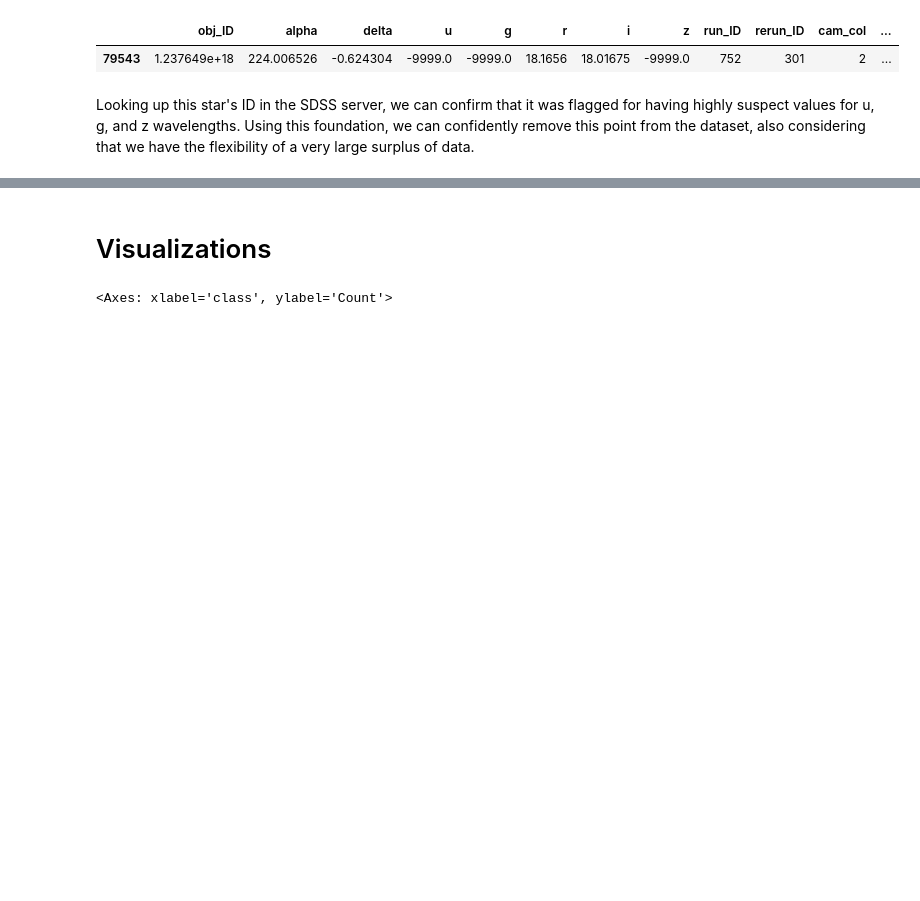
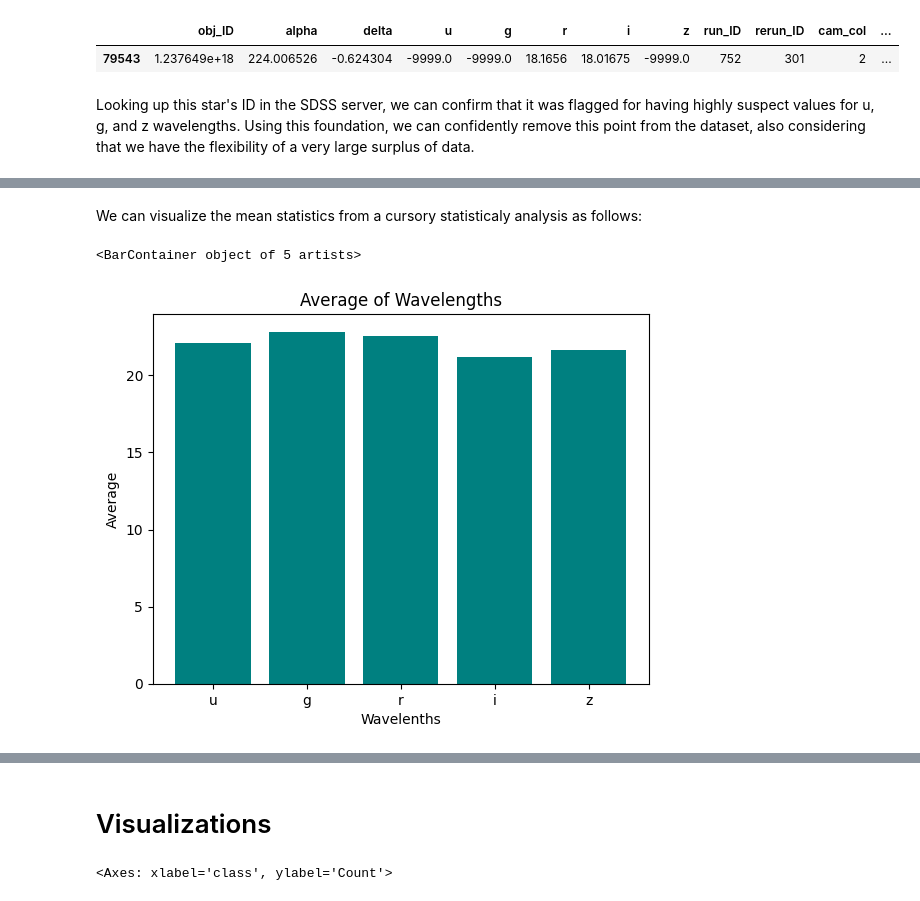
Before and after one commit to AbhaySh4r/ML-AstroSet, a Jupyter notebook: Project1_Visualizations.ipynb, the cells around one changed output, grey strips where cells are left out. Saved outputs shown, nothing was run; the diff lists cells and outputs as text; code cells hidden in the pictures; blank space fills up the shorter version.

```diff
--- a/Project1_Visualizations.ipynb
+++ b/Project1_Visualizations.ipynb
@@ -87,6 +91,18 @@ df.describe()
 | 50% | 1.237663e+18 | 180.900700 | 23.645922 | 22.179140 | 21.099930 | 20.125290 | 19.405145 | 19.004600 | 4188.000000 | 301.0 | 4.000000 | ... |
 | 75% | 1.237668e+18 | 233.895005 | 39.901550 | 23.687480 | 22.123775 | 21.044785 | 20.396495 | 19.921120 | 5326.000000 | 301.0 | 5.000000 | ... |
 | max | 1.237681e+18 | 359.999810 | 83.000519 | 32.781390 | 31.602240 | 29.571860 | 32.141470 | 29.383740 | 8162.000000 | 301.0 | 6.000000 | ... |
+# %% [markdown]
+We can visualize the mean statistics from a cursory statisticaly analysis as follows:
+# %%
+data = [22.080679, 22.83188, 22.58444, 21.16812, 21.61427 ]
+wavelenths = ['u','g','r','i','z']
+plt.xlabel('Wavelenths')
+plt.ylabel('Average')
+plt.title('Average of Wavelengths')
+plt.bar(wavelenths, data, color = 'teal', width=0.8)
+# %% [output]
+<BarContainer object of 5 artists>
+[figure, added]
 # %% [markdown]
 # Variable Analysis:
 
```
Also changed, not shown: parts of 1 cell of this notebook.
